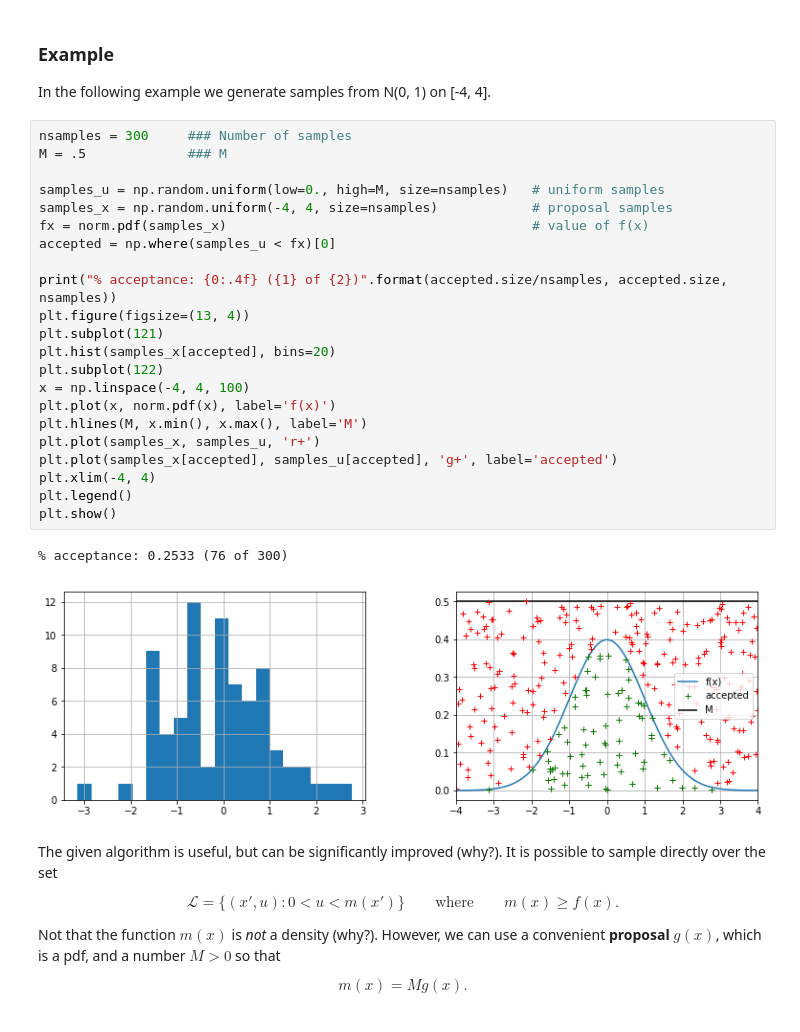
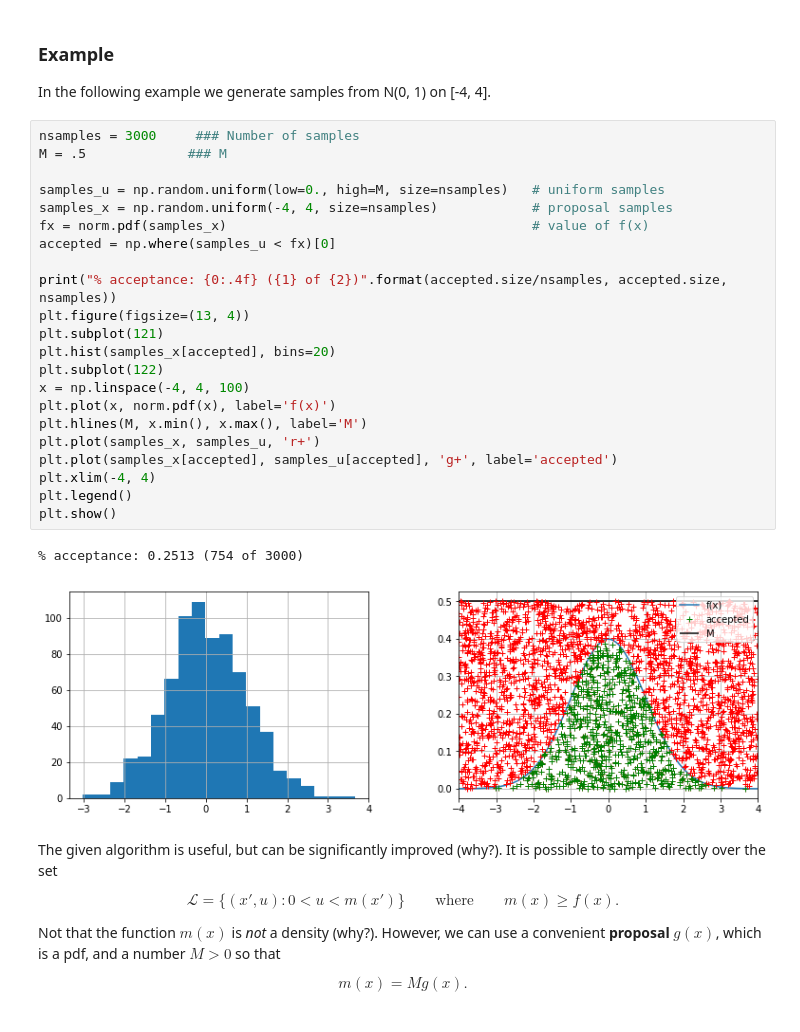
Before and after one commit to kai-wren/BM, a Jupyter notebook: lectures/5_lecture.ipynb, the cells around one changed output. Drawn from its saved outputs; the diff is of its cells as text.

```diff
--- a/lectures/5_lecture.ipynb
+++ b/lectures/5_lecture.ipynb
@@ -37,30 +37,30 @@ Assume $\int_a^b f(x)dx = 1$ and set $m > f(x)$ for all $x\in[a,b]$. We sample $
 
 In the following example we generate samples from N(0, 1) on [-4, 4].
 # %%
-nsamples = 300     ### Number of samples
+nsamples = 3000     ### Number of samples
 M = .5             ### M
 
 samples_u = np.random.uniform(low=0., high=M, size=nsamples)   # uniform samples
 samples_x = np.random.uniform(-4, 4, size=nsamples)            # proposal samples
 fx = norm.pdf(samples_x)                                       # value of f(x)
 accepted = np.where(samples_u < fx)[0]
 
 print("% acceptance: {0:.4f} ({1} of {2})".format(accepted.size/nsamples, accepted.size, nsamples))
 plt.figure(figsize=(13, 4))
 plt.subplot(121)
 plt.hist(samples_x[accepted], bins=20)
 plt.subplot(122)
 x = np.linspace(-4, 4, 100)
 plt.plot(x, norm.pdf(x), label='f(x)')
 plt.hlines(M, x.min(), x.max(), label='M')
 plt.plot(samples_x, samples_u, 'r+')
 plt.plot(samples_x[accepted], samples_u[accepted], 'g+', label='accepted')
 plt.xlim(-4, 4)
 plt.legend()
 plt.show()
 # %% [output]
-% acceptance: 0.2533 (76 of 300)
+% acceptance: 0.2513 (754 of 3000)
-[figure, old version]
+[figure, new version]
 # %% [markdown]
 The given algorithm is useful, but can be significantly improved (why?). It is possible to sample directly over the set
 
```
Also changed, not shown: parts of 2 cells of this notebook.
